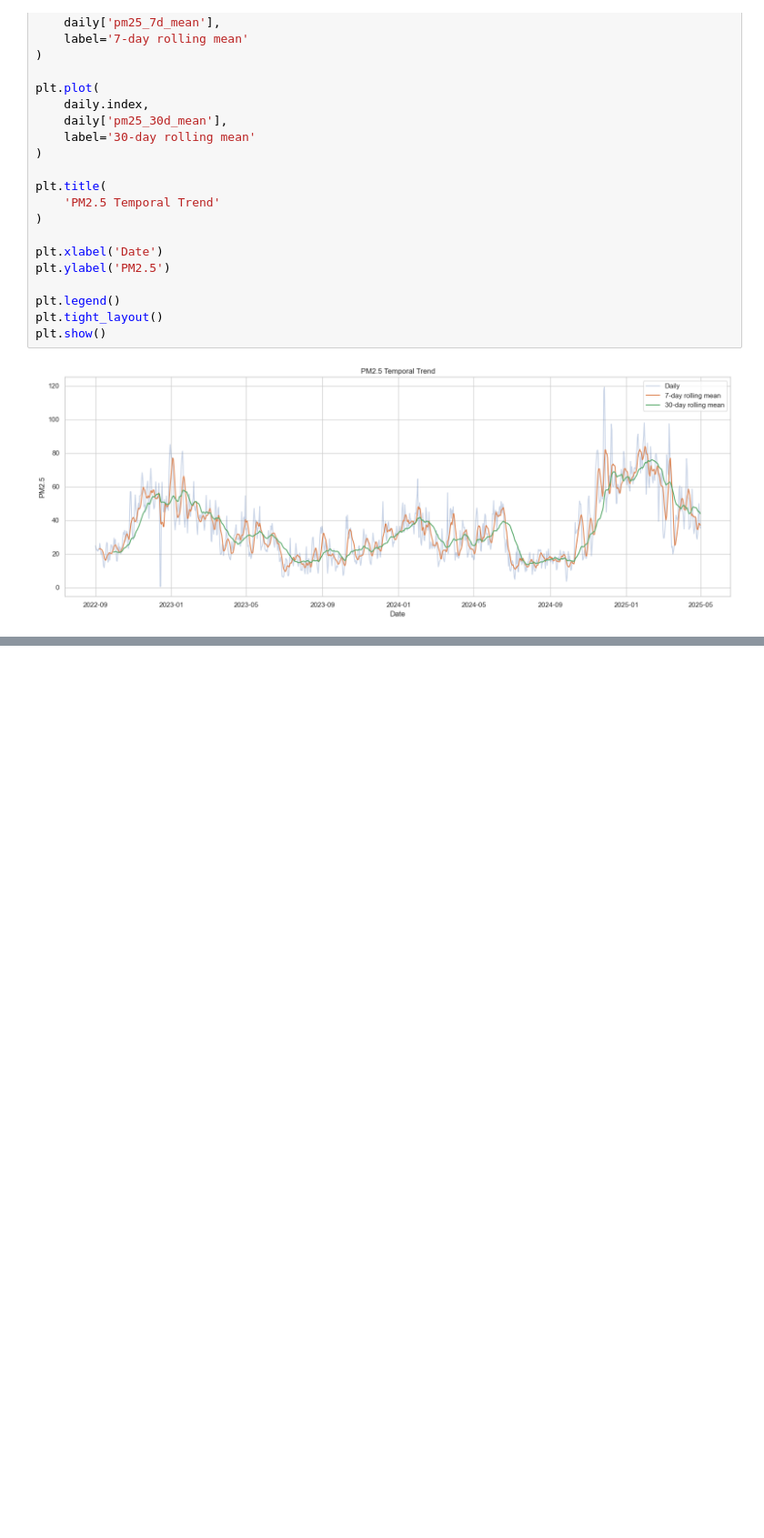
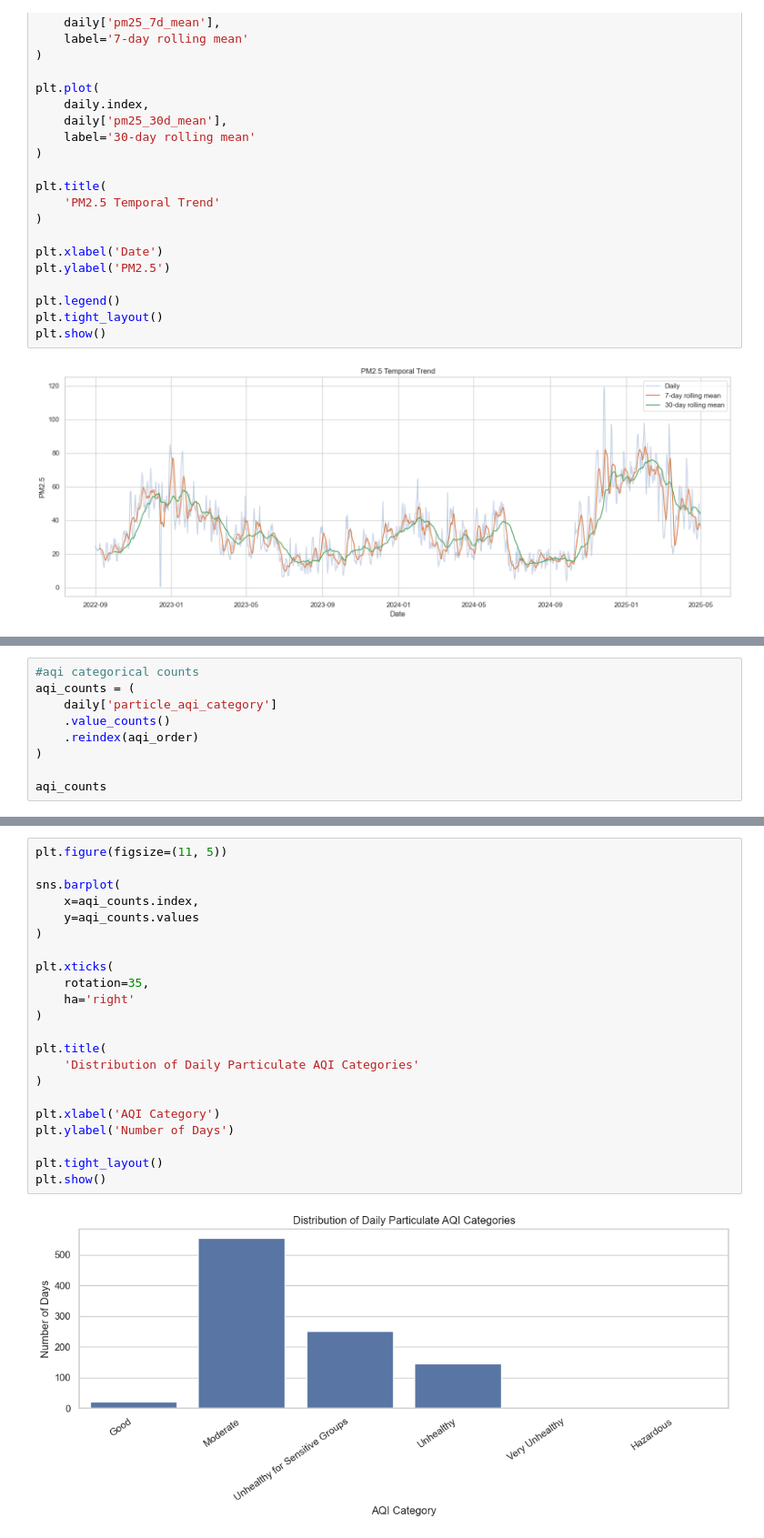
Before and after one commit to rubeshnpl13/Kathmandu-Air-Quality-Intelligence, a Jupyter notebook: notebooks/04_exploratory_data_analysis.ipynb, the cells around one changed output, grey strips where cells are left out. Shown at 91% size. Saved outputs shown, nothing was run; the diff lists cells and outputs as text; blank space fills up the shorter version.

```diff
--- a/notebooks/04_exploratory_data_analysis.ipynb
+++ b/notebooks/04_exploratory_data_analysis.ipynb
@@ -313,0 +348,9 @@ plt.show()
+# %%
+#aqi categorical counts
+aqi_counts = (
+    daily['particle_aqi_category']
+    .value_counts()
+    .reindex(aqi_order)
+)
+
+aqi_counts
@@ -313,0 +383,24 @@ plt.show()
+# %%
+plt.figure(figsize=(11, 5))
+
+sns.barplot(
+    x=aqi_counts.index,
+    y=aqi_counts.values
+)
+
+plt.xticks(
+    rotation=35,
+    ha='right'
+)
+
+plt.title(
+    'Distribution of Daily Particulate AQI Categories'
+)
+
+plt.xlabel('AQI Category')
+plt.ylabel('Number of Days')
+
+plt.tight_layout()
+plt.show()
+# %% [output]
+[figure, added]
```
Also changed, not shown: parts of 5 cells of this notebook.
